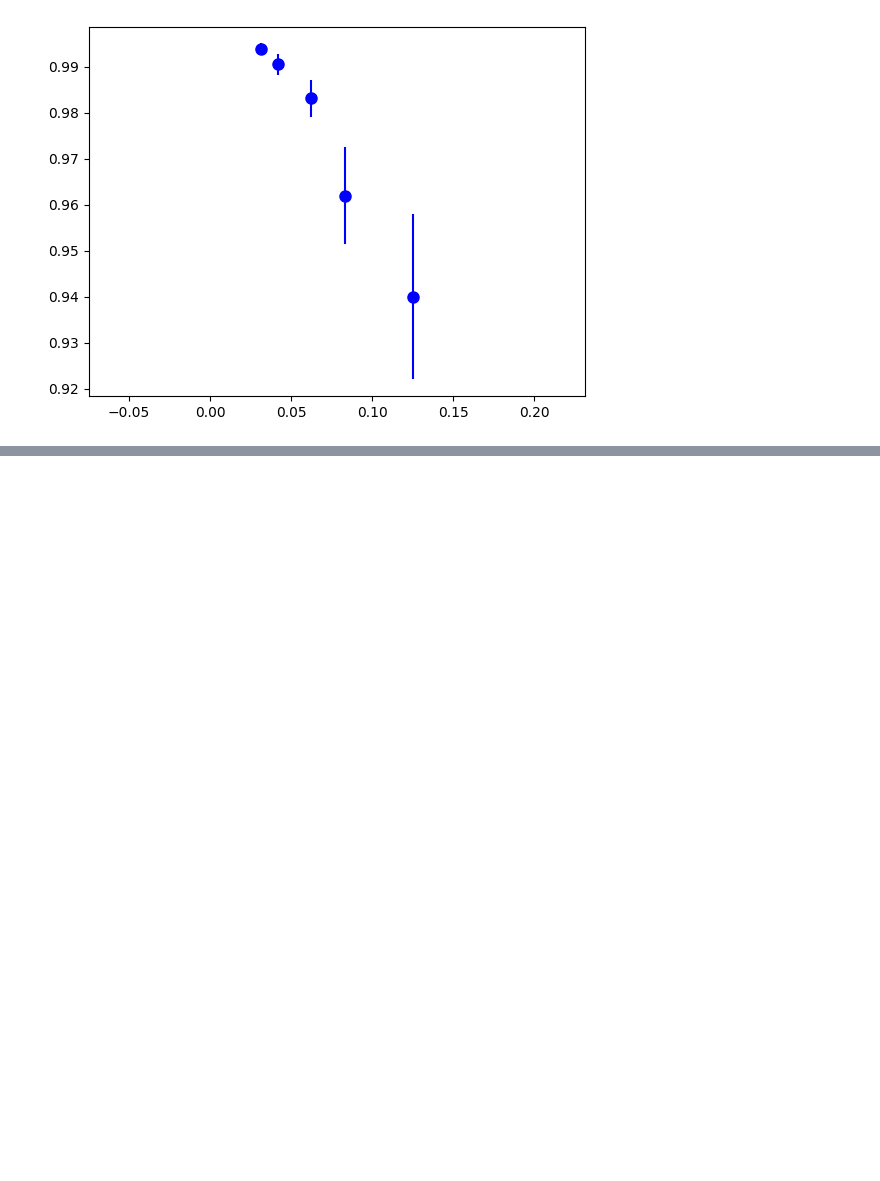
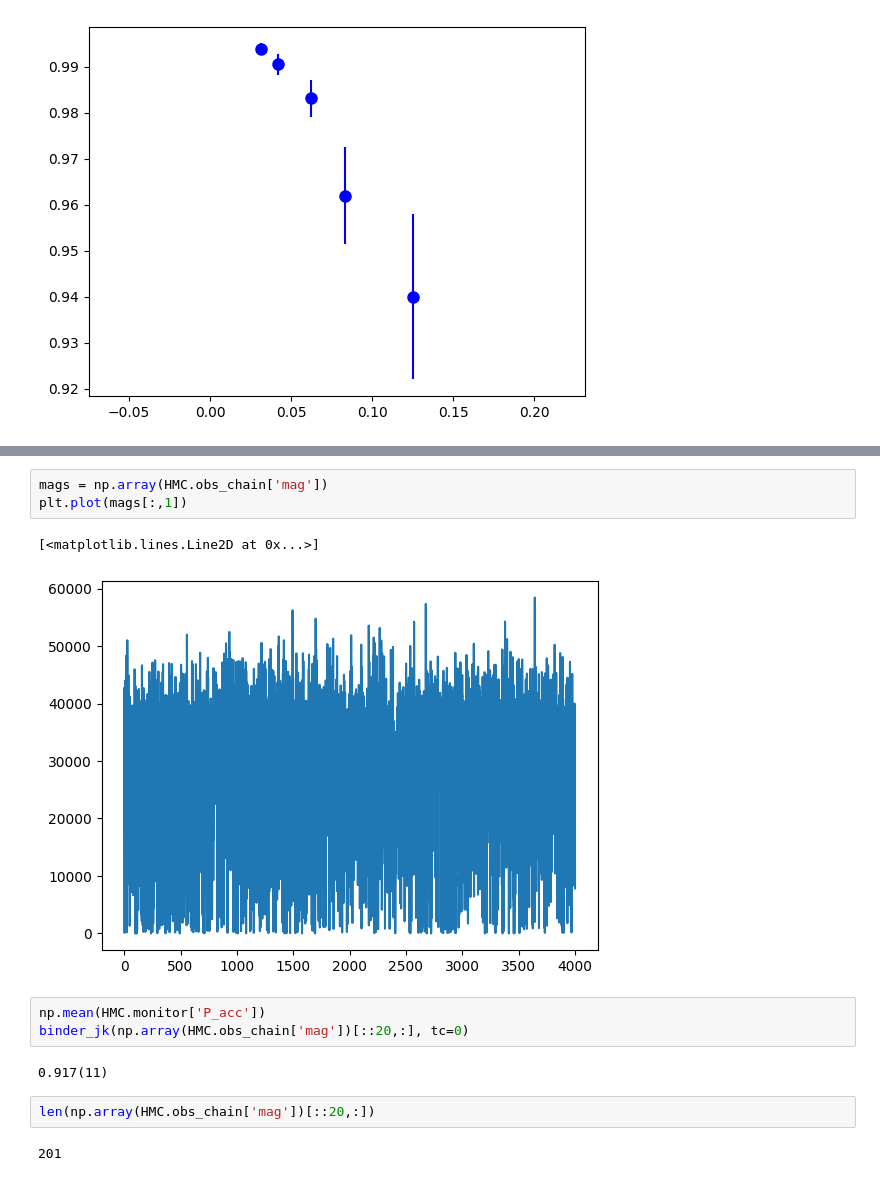
Before and after one commit to etneil/lfox, a Jupyter notebook: volume-ml.ipynb, the cells around one changed output, grey strips where cells are left out. Saved outputs shown, nothing was run; the diff lists cells and outputs as text; blank space fills up the shorter version.

```diff
--- a/volume-ml.ipynb
+++ b/volume-ml.ipynb
@@ -253,0 +326,15 @@ plot_gvcorr(BC_V, x=1/Ls)
+# %%
+mags = np.array(HMC.obs_chain['mag'])
+plt.plot(mags[:,1])
+# %% [output]
+[<matplotlib.lines.Line2D at 0x...>]
+[figure, added]
+# %%
+np.mean(HMC.monitor['P_acc'])
+binder_jk(np.array(HMC.obs_chain['mag'])[::20,:], tc=0)
+# %% [output]
+0.917(11)
+# %%
+len(np.array(HMC.obs_chain['mag'])[::20,:])
+# %% [output]
+201
```
Also changed, not shown: parts of 12 cells of this notebook, 2 other files.
